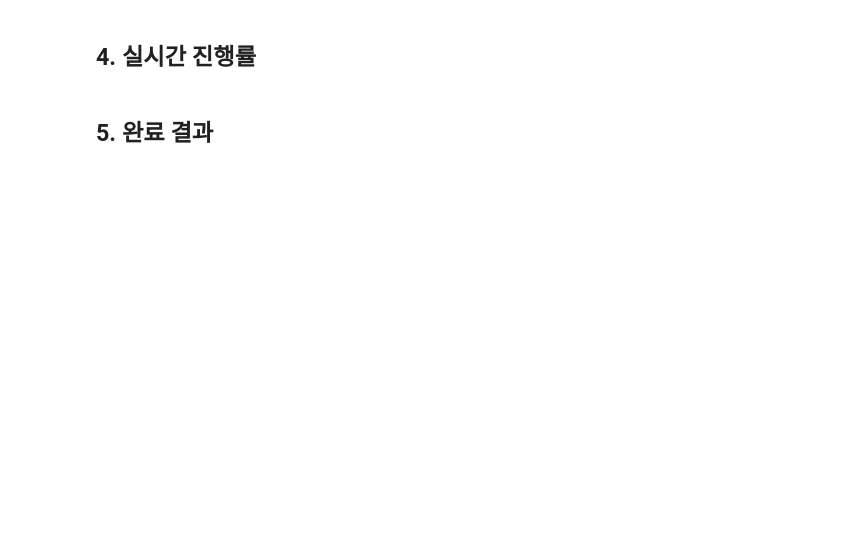
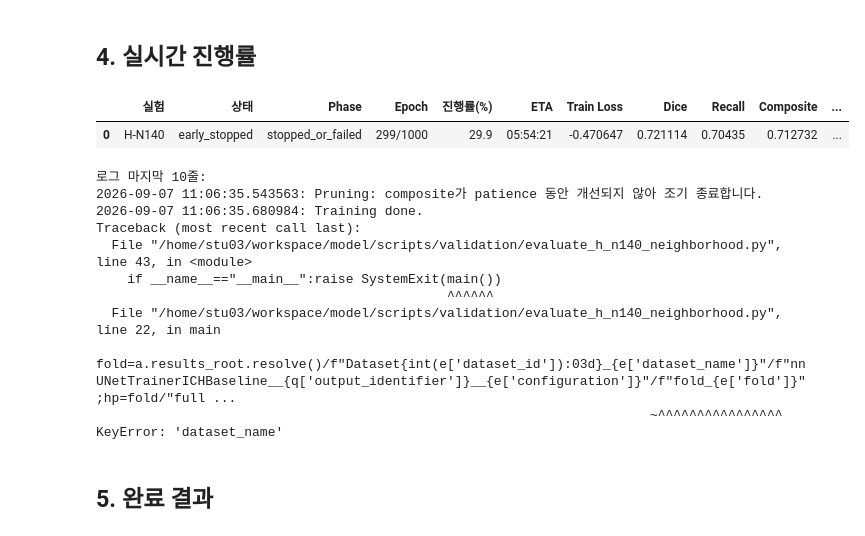
Before and after one commit to brainCDSS/model, a Jupyter notebook: notebooks/hy/notebooks/26_nnunet_H-N140_DiceCE_noSmooth.ipynb, the cells around one changed output. Saved outputs shown, nothing was run; the diff lists cells and outputs as text; code cells hidden in the pictures; blank space fills up the shorter version.

```diff
--- a/notebooks/hy/notebooks/26_nnunet_H-N140_DiceCE_noSmooth.ipynb
+++ b/notebooks/hy/notebooks/26_nnunet_H-N140_DiceCE_noSmooth.ipynb
@@ -72,7 +100,7 @@ while True:
     running = pid_is_running(PID_FILE)
     training_status = progress.get("status")
 
-    if running and training_status == "completed":
+    if running and training_status in {"completed", "early_stopped"}:
         phase = "top3_neighborhood_validation"
         display_status = "running"
     elif running:
@@ -92,33 +120,47 @@ while True:
         "실험": "H-N140",
         "상태": display_status,
         "Phase": phase,
         "Epoch": f"{progress.get('current_epoch', 0)}/{progress.get('total_epochs', '-')}",
         "진행률(%)": progress.get("progress_percent", 0),
         "ETA": fmt(progress.get("eta_seconds")),
         "Train Loss": progress.get("train_loss"),
         "Dice": progress.get("pseudo_dice"),
         "Recall": progress.get("pseudo_recall"),
         "Composite": progress.get("composite"),
         "Best Dice": progress.get("best_dice"),
         "Best Recall": progress.get("best_recall"),
         "Best Composite": progress.get("best_composite"),
         "Full Macro Dice": progress.get("full_macro_dice"),
         "Best Full Macro Dice": progress.get("best_full_macro_dice"),
         "Best Epoch": progress.get("best_full_macro_epoch"),
         "Top-3": progress.get("top_full_macro_epochs"),
         "보존 checkpoint": progress.get("retained_epoch_checkpoints"),
         "GPU(GB)": progress.get("gpu_max_memory_gb"),
         "PID 실행 중": running,
     }
     display(pd.DataFrame([row]))
 
     if LOG_FILE.is_file():
         print("로그 마지막 10줄:")
         print("".join(LOG_FILE.read_text(encoding="utf-8", errors="replace").splitlines(True)[-10:]))
 
     if not running and progress:
         break
     time.sleep(10)
+# %% [output]
+|  | 실험 | 상태 | Phase | Epoch | 진행률(%) | ETA | Train Loss | Dice | Recall | Composite | ... |
+| 0 | H-N140 | early_stopped | stopped_or_failed | 299/1000 | 29.9 | 05:54:21 | -0.470647 | 0.721114 | 0.70435 | 0.712732 | ... |
+로그 마지막 10줄:
+2026-09-07 11:06:35.543563: Pruning: composite가 patience 동안 개선되지 않아 조기 종료합니다.
+2026-09-07 11:06:35.680984: Training done.
+Traceback (most recent call last):
+  File "/home/stu03/workspace/model/scripts/validation/evaluate_h_n140_neighborhood.py", line 43, in <module>
+    if __name__=="__main__":raise SystemExit(main())
+                                             ^^^^^^
+  File "/home/stu03/workspace/model/scripts/validation/evaluate_h_n140_neighborhood.py", line 22, in main
+    fold=a.results_root.resolve()/f"Dataset{int(e['dataset_id']):03d}_{e['dataset_name']}"/f"nnUNetTrainerICHBaseline__{q['output_identifier']}__{e['configuration']}"/f"fold_{e['fold']}";hp=fold/"full ...
+                                                                       ~^^^^^^^^^^^^^^^^
+KeyError: 'dataset_name'
 # %% [markdown]
 ## 5. 완료 결과
 # %%
```
Also changed, not shown: parts of 8 cells of this notebook, 7 other files.
